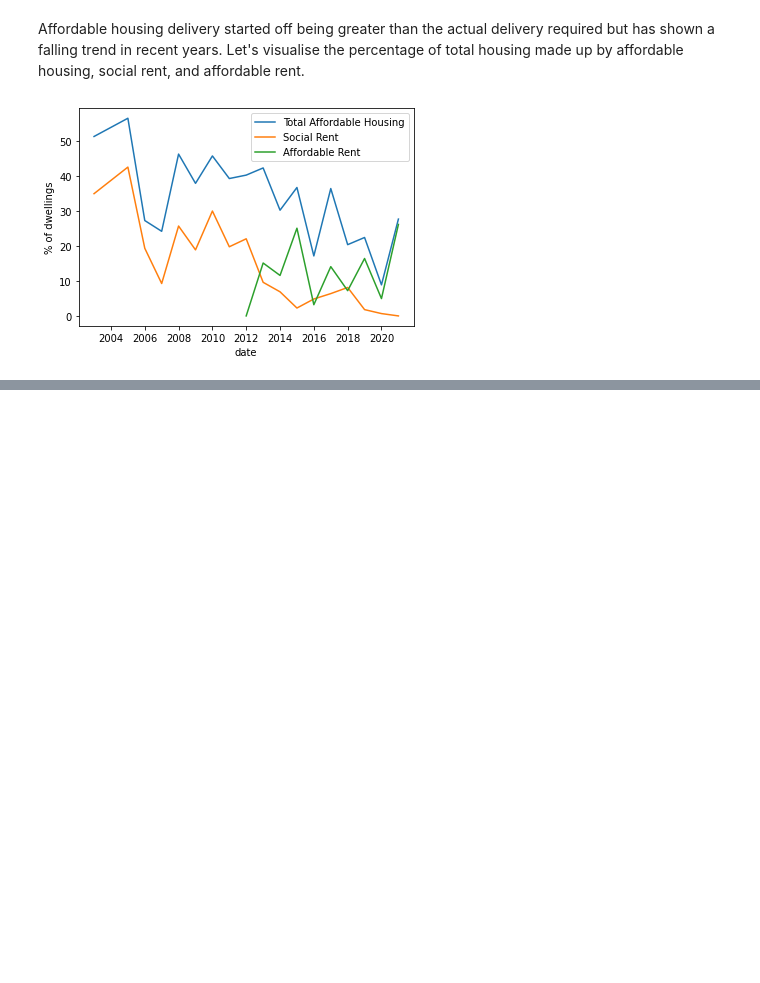
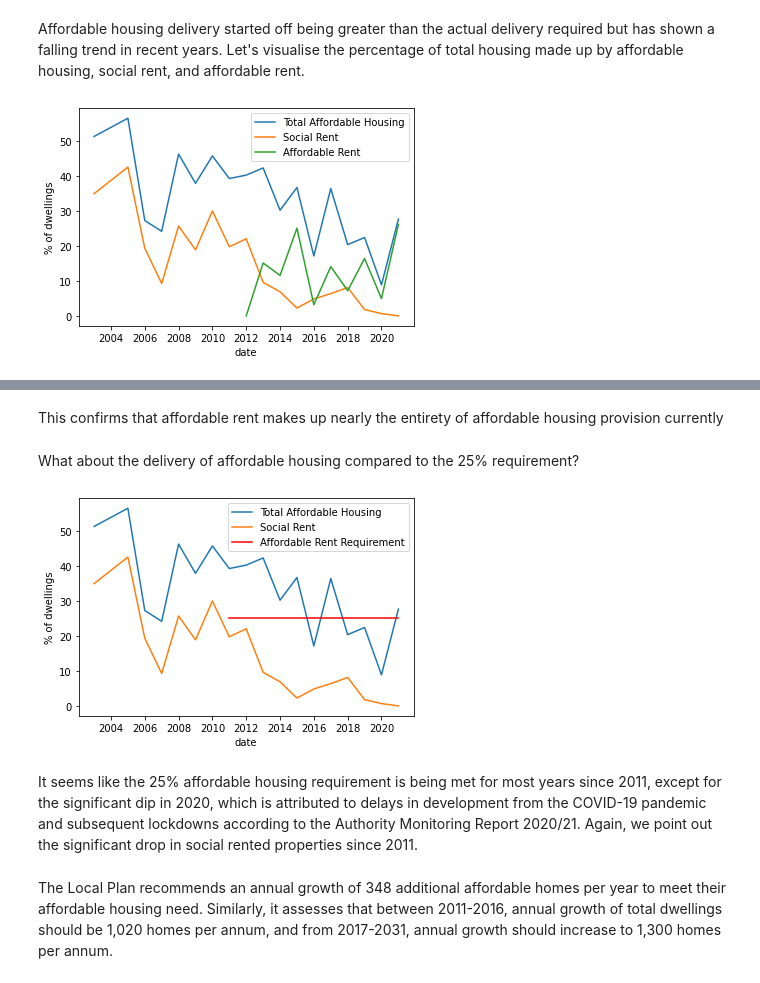
Before and after one commit to potato-bit/RA, a Jupyter notebook: cleaned datasets/analysis_h6.ipynb, the cells around one changed output, grey strips where cells are left out. Drawn from its saved outputs; the diff is of its cells as text; code cells hidden in the pictures; blank space fills up the shorter version.

```diff
--- a/cleaned datasets/analysis_h6.ipynb
+++ b/cleaned datasets/analysis_h6.ipynb
@@ -278,0 +255,19 @@ According to Policy H6, social/affordable rent should make up 50% of the afforda
+# %% [markdown]
+This confirms that affordable rent makes up nearly the entirety of affordable housing provision currently
+# %% [markdown]
+What about the delivery of affordable housing compared to the 25% requirement?
+# %%
+dcov_t['AR_req/netD'] = 25
+fig,ax = plt.subplots()
+ax1 = sns.lineplot(x='date',y='TAR_p',data=dcov_t)
+ax2 = sns.lineplot(x='date',y='SR_p',data=dcov_t)
+ax3 = sns.lineplot(x='date',y='AR_req/netD',data=dcov_t[dcov_t.loc[:,'year']>=2011],color='red')
+plt.legend(['Total Affordable Housing','Social Rent','Affordable Rent Requirement'])
+plt.ylabel('% of dwellings')
+ax1.invert_yaxis()
+# %% [output]
+[figure, added]
+# %% [markdown]
+It seems like the 25% affordable housing requirement is being met for most years since 2011, except for the significant dip in 2020, which is attributed to delays in development from the COVID-19 pandemic and subsequent lockdowns according to the Authority Monitoring Report 2020/21. Again, we point out the significant drop in social rented properties since 2011.
+# %% [markdown]
+The Local Plan recommends an annual growth of 348 additional affordable homes per year to meet their affordable housing need. Similarly, it assesses that between 2011-2016, annual growth of total dwellings should be 1,020 homes per annum, and from 2017-2031, annual growth should increase to 1,300 homes per annum.
```
Also changed, not shown: parts of 19 cells of this notebook, 32 other files.
